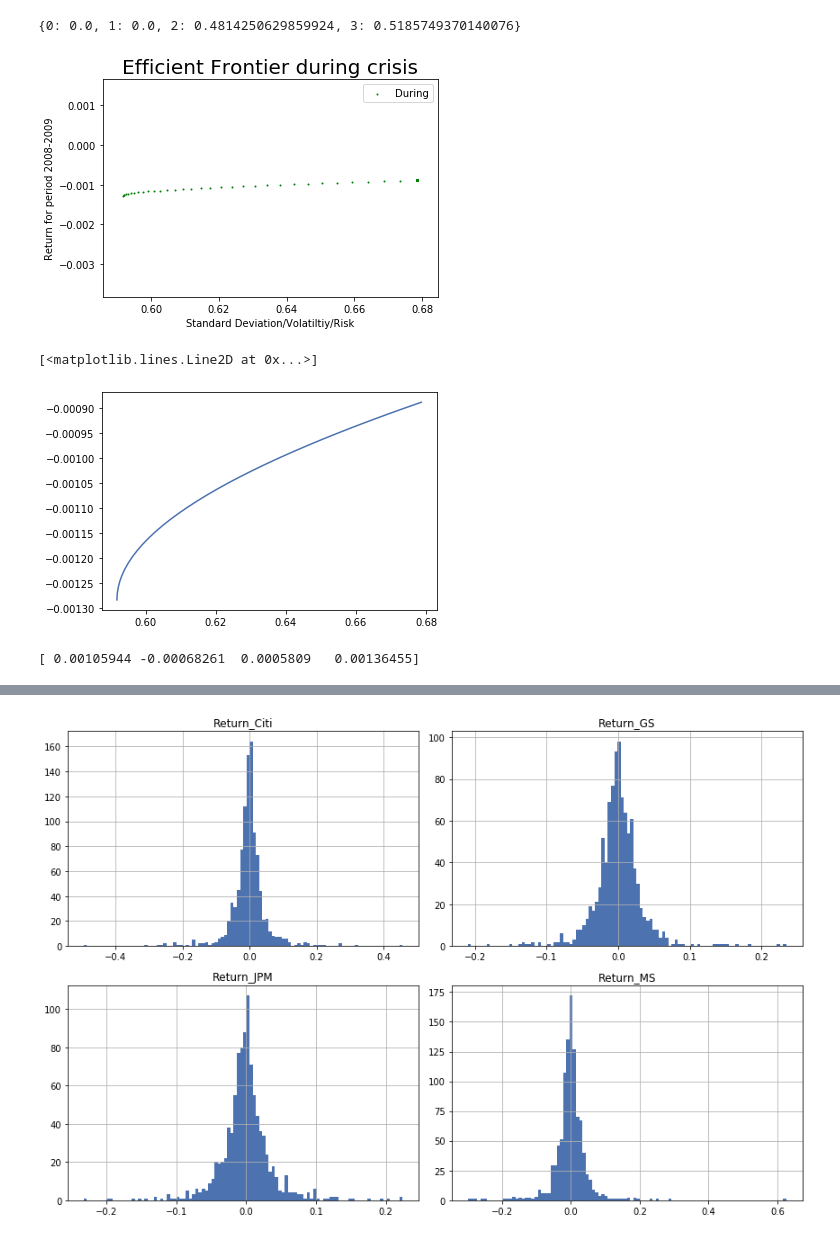
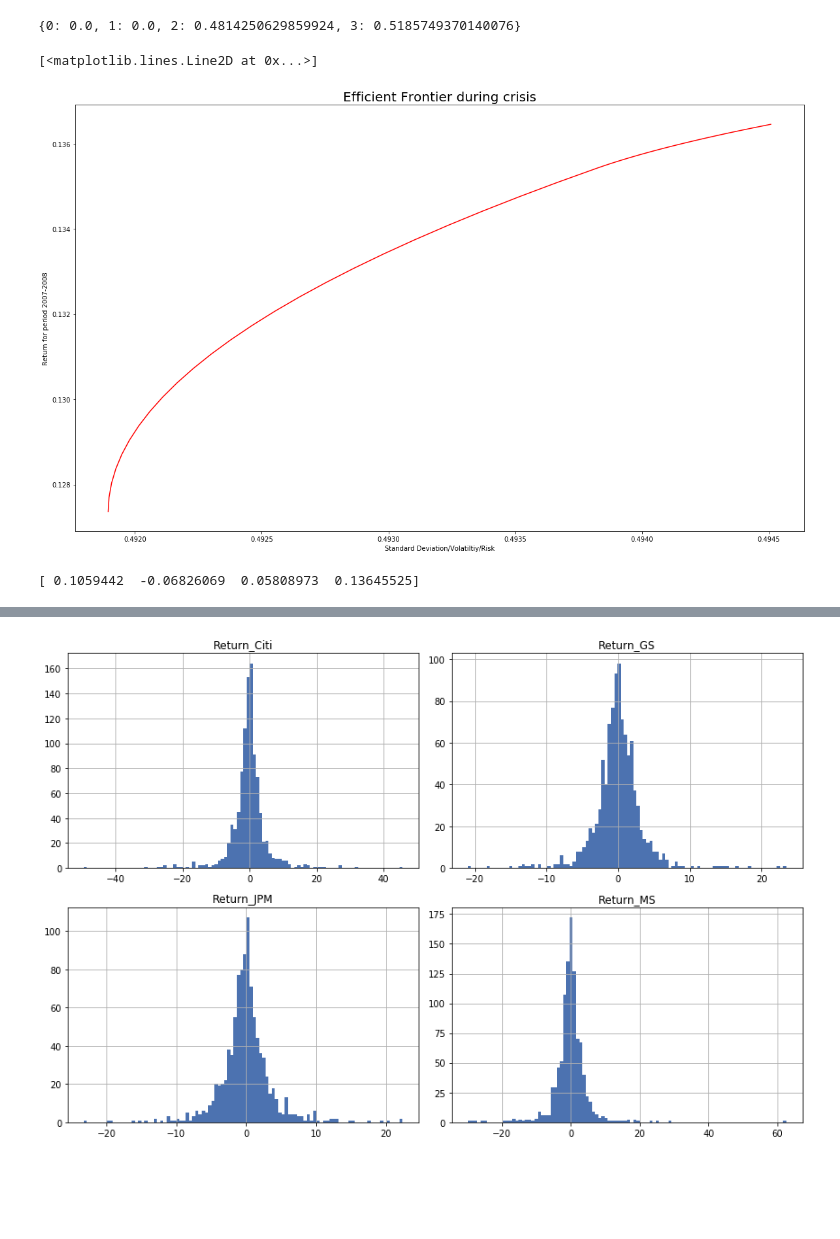
Before and after one commit to BAGLAT/Portfolio-Risk-Management, a Jupyter notebook: Quantitative Risk Management - Portfolio of Citi, GS, JPM, MS during Financial Crisis.ipynb, the cells around one changed output, grey strips where cells are left out. Saved outputs shown, nothing was run; the diff lists cells and outputs as text; code cells hidden in the pictures; blank space fills up the shorter version.

```diff
--- a/Quantitative Risk Management - Portfolio of Citi, GS, JPM, MS during Financial Crisis.ipynb
+++ b/Quantitative Risk Management - Portfolio of Citi, GS, JPM, MS during Financial Crisis.ipynb
@@ -72,13 +80,13 @@ Text(0.5, 1.0, 'Close Price of 4 major price during financial crisis')
 ### Quantifying Return (Taking log returns in place of close prices due to high autocorrelation in prices)
 # %%
 df['Lag_MS'] = df['Close_MS'].shift(1)
-df['Return_MS'] = np.log(df['Close_MS']/df['Lag_MS'])
+df['Return_MS'] = (np.log(df['Close_MS']/df['Lag_MS']))*100
 df['Lag_Citi'] = df['Close_Citi'].shift(1)
-df['Return_Citi'] = np.log(df['Close_Citi']/df['Lag_Citi'])
+df['Return_Citi'] = (np.log(df['Close_Citi']/df['Lag_Citi']))*100
 df['Lag_JPM'] = df['JPM_Close'].shift(1)
-df['Return_JPM'] = np.log(df['JPM_Close']/df['Lag_JPM'])
+df['Return_JPM'] = (np.log(df['JPM_Close']/df['Lag_JPM']))*100
 df['Lag_GS'] = df['GS_Close'].shift(1)
-df['Return_GS'] = np.log(df['GS_Close']/df['Lag_GS'])
+df['Return_GS'] = (np.log(df['GS_Close']/df['Lag_GS']))*100
 # %%
 df.head(10)
 # %% [output]
@@ -807,2 +723,2 @@ df4.tail()
 # %%
-df8=df4.loc['2007-03-01':'2008-12-31']
+df7=df4.loc['2007-03-01':'2008-12-31']
@@ -819,5 +725,5 @@ df8.tail()
 # %%
-e_cov_during = np.array(CovarianceShrinkage(df8).ledoit_wolf())
+e_cov_during = np.array(CovarianceShrinkage(df7).ledoit_wolf())
 # %%
 type(e_cov_during)
 # %% [output]
@@ -836,20 +740,14 @@ print(efficient_portfolio_during.min_volatility())
 # Compute the efficient frontier
 (ret, vol, weights) = efficient_portfolio_during.efficient_frontier()
 # %%
-# Add the frontier to the plot showing the 'before' and 'after' frontiers
+plt.figure(figsize=(20,12))
 plt.xlabel('Standard Deviation/Volatiltiy/Risk')
-plt.ylabel('Return for period 2008-2009')
+plt.ylabel('Return for period 2007-2008')
 plt.title('Efficient Frontier during crisis',size=20)
-plt.scatter(vol, ret, s = 4, c = 'g', marker = '.', label = 'During')
-plt.legend()
-plt.show()
+plt.plot(vol,ret,c='r')
 # %% [output]
+[<matplotlib.lines.Line2D at 0x...>]
-[figure, old version]
+[figure, new version]
-# %%
-plt.plot(vol,ret)
-# %% [output]
-[<matplotlib.lines.Line2D at 0x...>]
-[figure, removed]
 # %%
 df9=df4.loc['2009-01-01':'2010-12-31']  # for covariance matrix (prices)
 df10=df3.loc['2009-01-01':'2010-12-31'] # returns
@@ -857,7 +755,7 @@ df10=df3.loc['2009-01-01':'2010-12-31'] # returns
 returns_after = np.array(df10.mean())
 print(returns_after)
 # %% [output]
-[ 0.00105944 -0.00068261  0.0005809   0.00136455]
+[ 0.1059442  -0.06826069  0.05808973  0.13645525]
 # %%
 e_cov_after = np.array(CovarianceShrinkage(df9).ledoit_wolf())
 efficient_portfolio_after = CLA(returns_after, e_cov_after)
```
Also changed, not shown: parts of 179 cells of this notebook, 9 other files.
